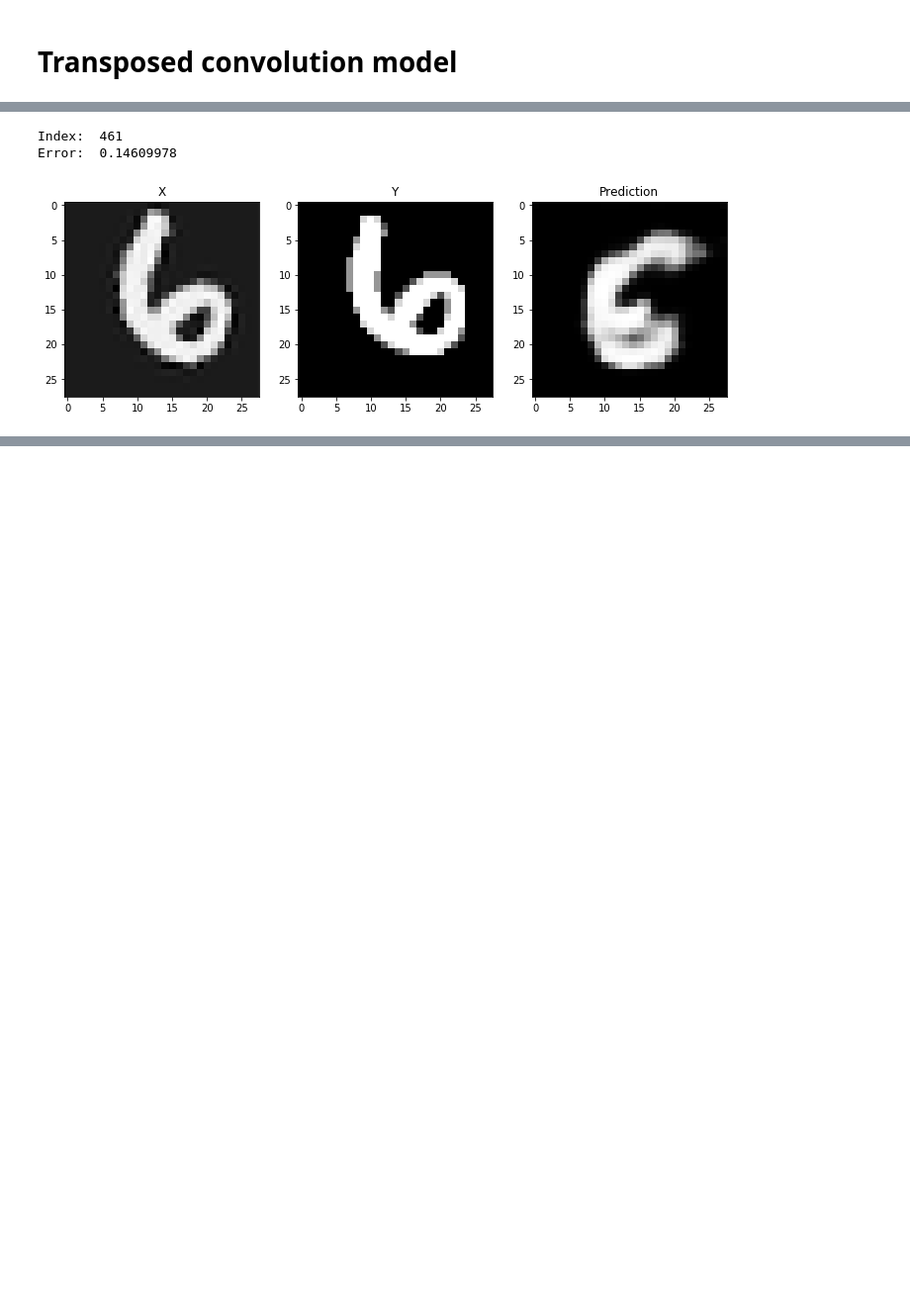
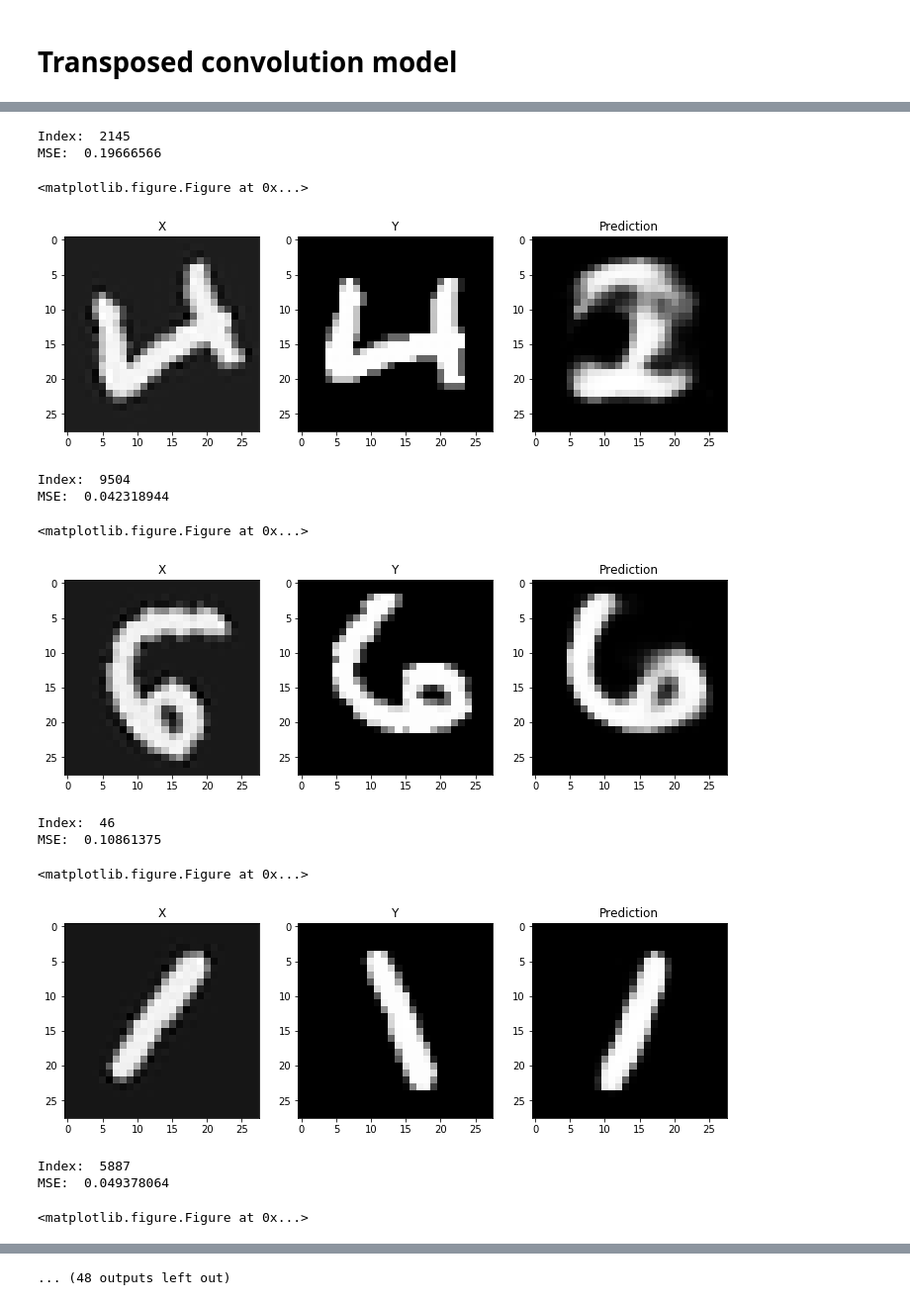
Before and after one commit to pasztorb/Rotational_CAD, a Jupyter notebook: evaluation.ipynb, the cells around one changed output, grey strips where cells are left out. Shown at 99% size. Cells and saved outputs as stored; diff of their text form; code cells hidden in the pictures; blank space fills up the shorter version.

```diff
--- a/evaluation.ipynb
+++ b/evaluation.ipynb
@@ -82,6 +82,7 @@ MSE:  0.14625184
 # Transposed convolution model
 # %%
 # Import the model
-convt_model = load_model("third_run/convt/saved-model-66-0.0226.hdf5")
+convt_model = load_model("models/model_convt.hdf5")
+plot_model(convt_model, show_shapes=True, to_file='models/convt_model.png')
 # %%
 # Calculate predictions
@@ -121,0 +142,16 @@ Error:  0.12533014
+# %%
+# Import the model
+ups_model = load_model("models/model_upsample.hdf5")
+plot_model(ups_model, show_shapes=True, to_file='models/ups_model.png')
+# %%
+# Calculate predictions
+ups_prediction = ups_model.predict(x=X_test)
+
+# MSE calculated for each image
+ups_mse = ((Y_test-ups_prediction)**2).mean(axis=(1,2,3))
+print("Overall MSE: ", ups_mse.mean())
+
+# Plot the MSE distribution as a histogram
+plt.figure(figsize=(12,6))
+plt.hist(ups_mse, bins=30)
+plt.show()
@@ -122,21 +163,34 @@ Error:  0.12533014
 # %%
-# Plot the worst predictions
 # Check out the instance with the highest error
-idx = np.where(mse>0.105)[0][1]
-print("Index: ", idx)
-print("Error: ", mse[idx])
-fig, axes = plt.subplots(nrows=1, ncols=3, figsize=(12,6))
+indicies = np.argsort(ups_mse)[-20:]
+for idx in indicies:
+    print("Index: ", idx)
+    print("MSE: ", baseline_mse[idx])
+    plt.clf()
+    fig, axes = plt.subplots(nrows=1, ncols=3, figsize=(12,6))
 
-axes[0].imshow(X_test[idx,0,:,:], cmap='Greys_r')
-axes[0].set_title("X")
+    axes[0].imshow(X_test[idx,0,:,:], cmap='Greys_r')
+    axes[0].set_title("X")
 
-axes[1].imshow(Y_test[idx,0,:,:], cmap='Greys_r')
-axes[1].set_title("Y")
+    axes[1].imshow(Y_test[idx,0,:,:], cmap='Greys_r')
+    axes[1].set_title("Y")
 
-axes[2].imshow(prediction[idx,0,:,:], cmap='Greys_r')
-axes[2].set_title("Prediction")
-plt.show()
+    axes[2].imshow(baseline_prediction[idx,0,:,:], cmap='Greys_r')
+    axes[2].set_title("Prediction")
+    plt.show()
 # %% [output]
-Index:  461
-Error:  0.14609978
+Index:  2145
+MSE:  0.19666566
+<matplotlib.figure.Figure at 0x...>
-[figure, old version]
+[figure, new version]
+Index:  9504
+MSE:  0.042318944
+<matplotlib.figure.Figure at 0x...>
+[figure, added]
+Index:  46
+MSE:  0.10861375
+<matplotlib.figure.Figure at 0x...>
+[figure, added]
+Index:  5887
+MSE:  0.049378064
+<matplotlib.figure.Figure at 0x...>
@@ -142,0 +198 @@ Error:  0.14609978
+... (48 outputs left out)
```
Also changed, not shown: parts of 19 cells of this notebook, 2 other files.
